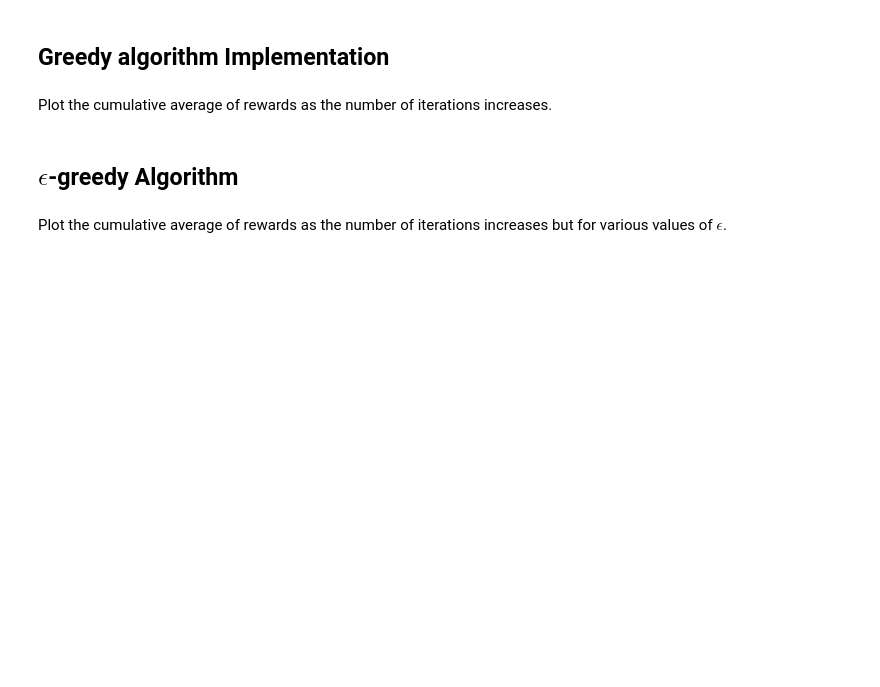
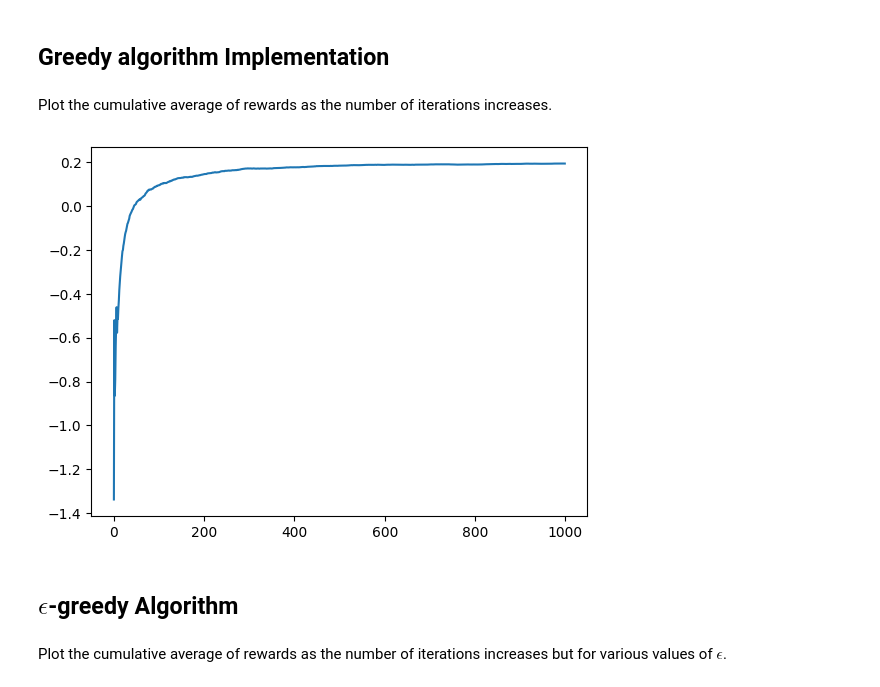
Before and after one commit to MrTOM69/RL-WiDS, a Jupyter notebook: Week2/work_on_bandits.ipynb, the cells around one changed output. Saved outputs shown, nothing was run; the diff lists cells and outputs as text; code cells hidden in the pictures; blank space fills up the shorter version.

```diff
--- a/Week2/work_on_bandits.ipynb
+++ b/Week2/work_on_bandits.ipynb
@@ -16,13 +18,39 @@ bandits[0].pullLever()
 # %% [markdown]
 ## Greedy algorithm Implementation
-# %%
-def run_greedy():
-    # TODO: Implement the greedy algorithm here
-    # Return the reward from the bandits in a list
-
-
-    pass
+# %%
+# Return the reward from the bandits in a list
+T = 1000
+def run_greedy(bandits,T):
+    k= len(bandits)
+    count = [0]*k
+    estimate = [0.0]*k
+    rewards = []
+    for x in range(k):
+        r = bandits[x].pullLever()
+        rewards.append(r)
+        count[x]+=1
+        estimate[x]=r
+    for x in range(k,T):
+        arm = estimate.index(max(estimate))
+        r = bandits[arm].pullLever()
+        rewards.append(r)
+        count[arm]+=1
+        estimate[arm] += (r-estimate[arm])/count[arm]
+    return rewards
 # %% [markdown]
 Plot the cumulative average of rewards as the number of iterations increases.
+# %%
+num_of_runs = 100
+allrewards = []
+for _ in range(num_of_runs) :
+    rewards = run_greedy(bandits,T)
+    allrewards.append(rewards)
+# %%
+mean_rewards = np.mean(allrewards, axis=0)
+cum_avg = np.cumsum(mean_rewards)/np.arange(1,T+1)
+plt.plot(cum_avg)
+plt.show()
+# %% [output]
+[figure, added]
 # %% [markdown]
 ## $\epsilon$-greedy Algorithm
```
Also changed, not shown: parts of 12 cells of this notebook.
